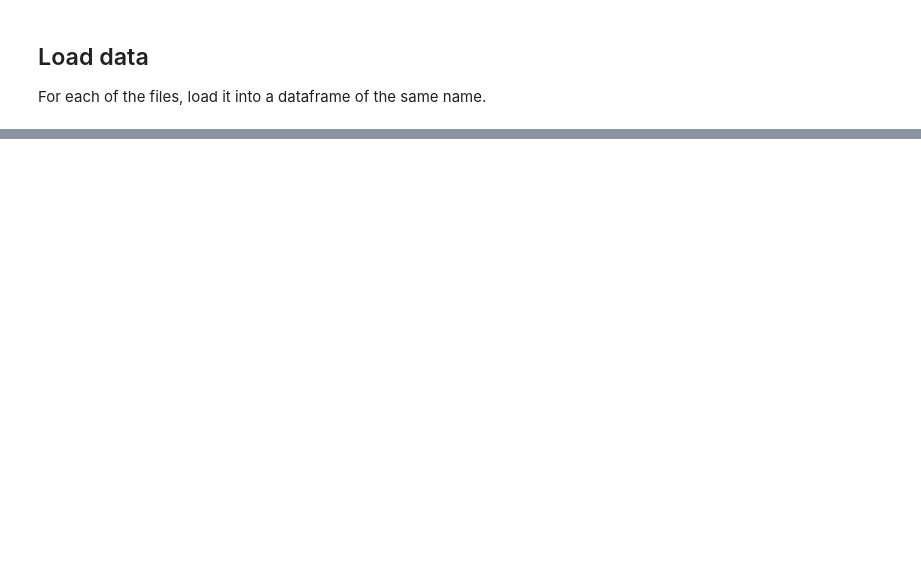
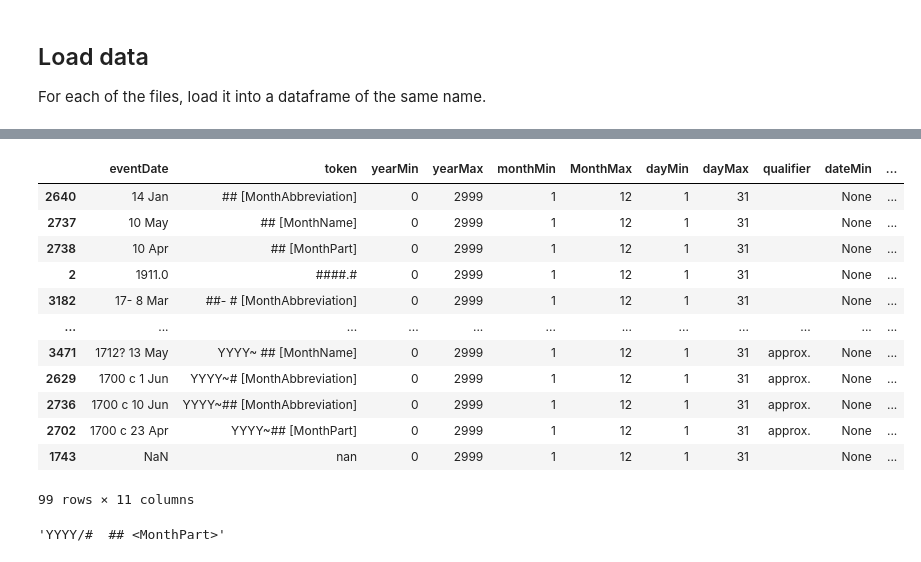
Before and after one commit to alynstill/WhoWereTheNuns, a Jupyter notebook: Analysis.ipynb, the cells around one changed output, grey strips where cells are left out. Cells and saved outputs as stored; diff of their text form; code cells hidden in the pictures; blank space fills up the shorter version.

```diff
--- a/Analysis.ipynb
+++ b/Analysis.ipynb
@@ -131,0 +201,65 @@ eventDates[['eventAge']]
+# %%
+def ParseDate(dateStr,token):
+    yearMin, yearMax = None,None #dt.date.min.year(), dt.date.max.year()
+    monthMin,monthMax = 1,12
+    dayMin,dayMax = 1,31
+    dateMin,dateMax = None,None
+    qualifier = ''
+
+    dateStr = str(dateStr)
+    # Remove spaces & replace multiple spaces with a single space
+    dateStr = dateStr.strip()
+    dateStr = re.sub("\s\s+", " ", dateStr)
+
+    qualifiers = []
+
+    parts = dateStr.split()
+    for part in parts:
+        # Check for qualifiers e.g. circa, c., ?
+
+        #Replace month variants with their standard short form
+
+        # Replace month names, fragments of the name & standard abbreviations with a placeholder
+        tok = re.sub(r'(January|February|March|April|May|June|July|August|September|October|November|December)','[MonthName]',tok, flags=re.IGNORECASE)
+        tok = re.sub(r'(Sept|Apr|Ap)','[MonthPart]',tok, flags=re.IGNORECASE)
+        tok = re.sub(r'(Jan|Feb|Mar|Apr|Jun|Jul|Aug|Sep|Oct|Nov|Dec)','[MonthAbbreviation]',tok, flags=re.IGNORECASE)
+
+    if '~' in token:
+        qualifier = 'approx.'
+
+    yearMin = 0000
+    yearMax = 2999
+
+    # Get Years by splitting string - look for 4+digits +/- /-. +/- c, ? etc
+    qualifiers = set(qualifiers)
+    qualifier = ''.join(qualifiers)
+    return pd.Series([yearMin,yearMax,monthMin,monthMax,dayMin,dayMax,qualifier,dateMin,dateMax]
+                    ,index = ['yearMin','yearMax','monthMin','MonthMax','dayMin','dayMax','qualifier','dateMin','dateMax'])
+
+samples = eventDates.groupby('token')['eventDate','token'].sample(1)
+samples[['yearMin','yearMax'
+        ,'monthMin','MonthMax'
+        ,'dayMin','dayMax'
+        ,'qualifier'
+        ,'dateMin','dateMax']] = samples.apply(lambda row: ParseDate(row.eventDate, row.token), axis=1, result_type='expand')
+samples
+# %% [output]
+|  | eventDate | token | yearMin | yearMax | monthMin | MonthMax | dayMin | dayMax | qualifier | dateMin | ... |
+| 2640 | 14 Jan | ## [MonthAbbreviation] | 0 | 2999 | 1 | 12 | 1 | 31 |  | None | ... |
+| 2737 | 10 May | ## [MonthName] | 0 | 2999 | 1 | 12 | 1 | 31 |  | None | ... |
+| 2738 | 10 Apr | ## [MonthPart] | 0 | 2999 | 1 | 12 | 1 | 31 |  | None | ... |
+| 2 | 1911.0 | ####.# | 0 | 2999 | 1 | 12 | 1 | 31 |  | None | ... |
+| 3182 | 17- 8 Mar | ##- # [MonthAbbreviation] | 0 | 2999 | 1 | 12 | 1 | 31 |  | None | ... |
+| ... | ... | ... | ... | ... | ... | ... | ... | ... | ... | ... | ... |
+| 3471 | 1712? 13 May | YYYY~ ## [MonthName] | 0 | 2999 | 1 | 12 | 1 | 31 | approx. | None | ... |
+| 2629 | 1700 c 1 Jun | YYYY~# [MonthAbbreviation] | 0 | 2999 | 1 | 12 | 1 | 31 | approx. | None | ... |
+| 2736 | 1700 c 10 Jun | YYYY~## [MonthAbbreviation] | 0 | 2999 | 1 | 12 | 1 | 31 | approx. | None | ... |
+| 2702 | 1700 c 23 Apr | YYYY~## [MonthPart] | 0 | 2999 | 1 | 12 | 1 | 31 | approx. | None | ... |
+| 1743 | NaN | nan | 0 | 2999 | 1 | 12 | 1 | 31 |  | None | ... |
+99 rows × 11 columns
+# %%
+t = '1658/9  12 Apr'
+t.split()
+parseDate(t)
+# %% [output]
+'YYYY/#  ## <MonthPart>'
```
Also changed, not shown: parts of 8 cells of this notebook, 1 other file.
